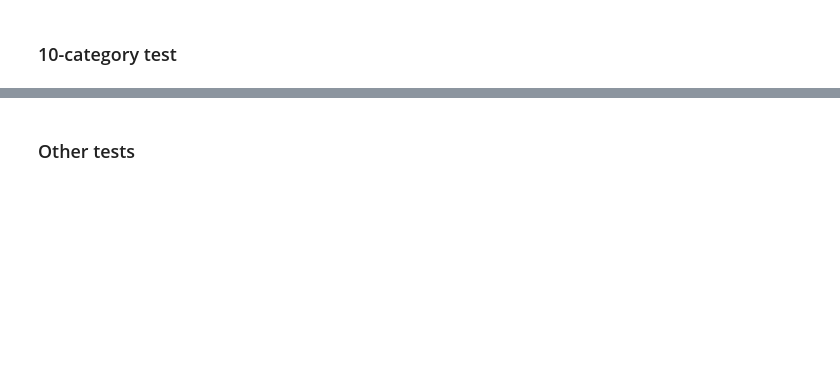
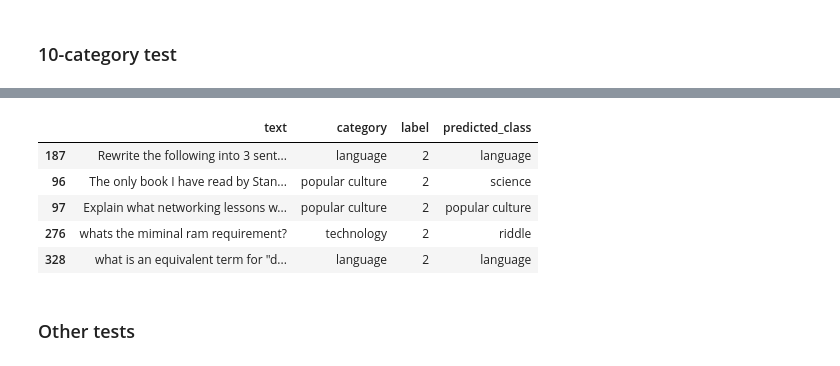
Before and after one commit to reddgr/zero-shot-text-classification, a Jupyter notebook: 03-prompt-classifier-finetuning.ipynb, the cells around one changed output, grey strips where cells are left out. Saved outputs shown, nothing was run; the diff lists cells and outputs as text; code cells hidden in the pictures; blank space fills up the shorter version.

```diff
--- a/03-prompt-classifier-finetuning.ipynb
+++ b/03-prompt-classifier-finetuning.ipynb
@@ -388,8 +390,15 @@ zs_test_metrics_ft = zs_classifier_finetuned.test_zs_predictions(test_entailment
 # %%
 zs_test_metrics_ft.get('detailed_results')
 results_df = pd.DataFrame(zs_test_metrics_ft['detailed_results'])
-display(results_df.head(3))
+display(results_df.sample(5))
 results_df.to_csv('csv/10c-test.csv', index=False)
+# %% [output]
+|  | text | category | label | predicted_class |
+| 187 | Rewrite the following into 3 sent... | language | 2 | language |
+| 96 | The only book I have read by Stan... | popular culture | 2 | science |
+| 97 | Explain what networking lessons w... | popular culture | 2 | popular culture |
+| 276 | whats the miminal ram requirement? | technology | 2 | riddle |
+| 328 | what is an equivalent term for "d... | language | 2 | language |
 # %% [markdown]
 ### Other tests
 # %%
```
Also changed, not shown: parts of 11 cells of this notebook, 1 other file.
